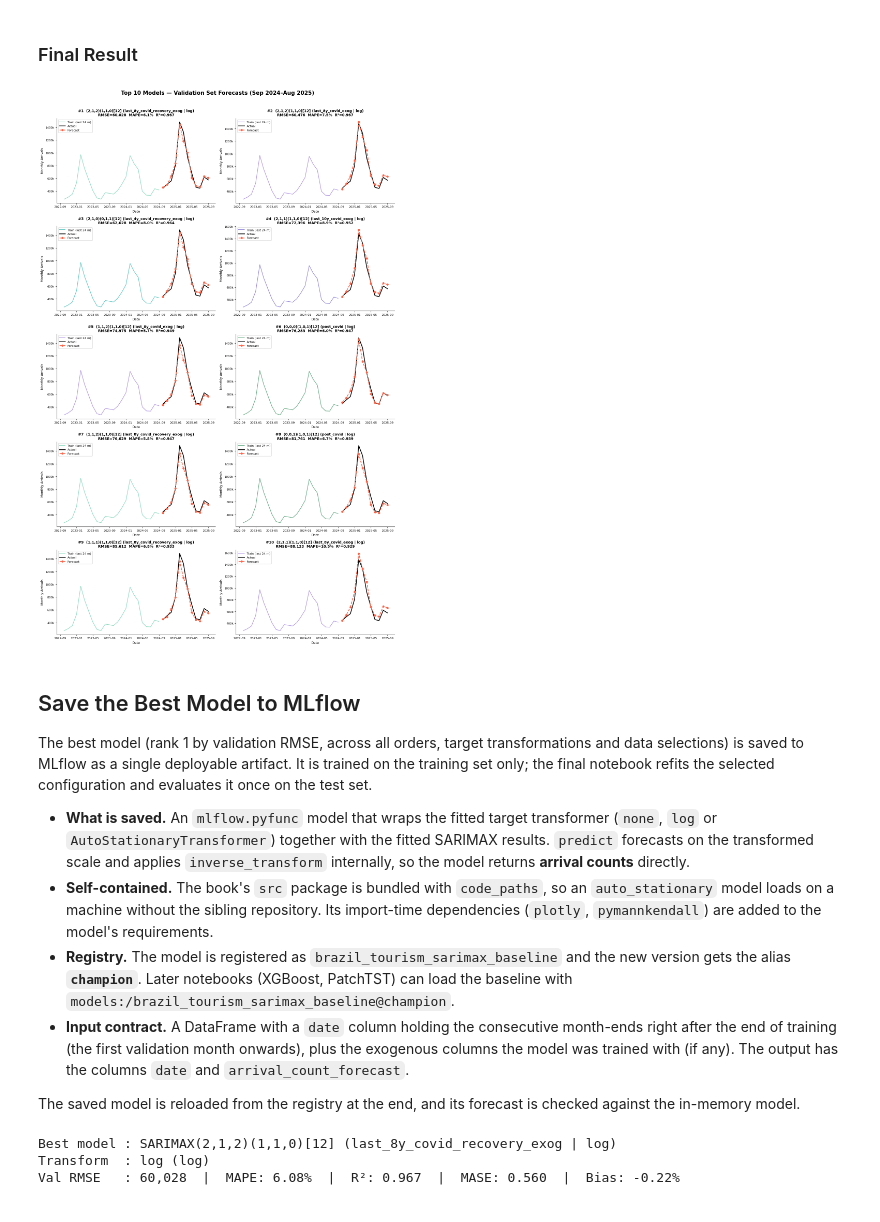
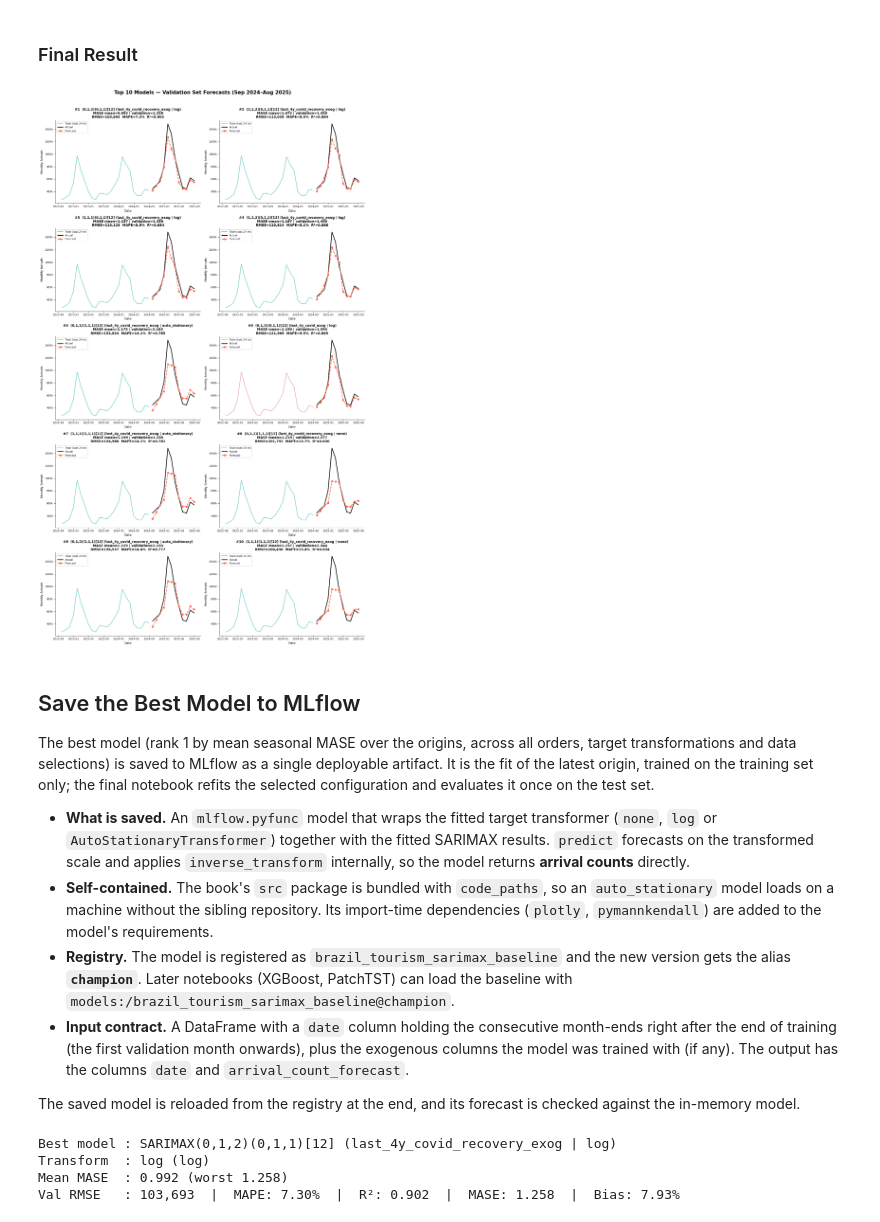
Before and after one commit to Gbrlmoraes/brazil_tourism_forecasting_benchmark, a Jupyter notebook: notebooks/5_arima_model_testing.ipynb, the cells around one changed output. Drawn from its saved outputs; the diff is of its cells as text; code cells hidden in the pictures.

Commit message:
feat: changing covid window, model evaluation and selection

```diff
--- a/notebooks/5_arima_model_testing.ipynb
+++ b/notebooks/5_arima_model_testing.ipynb
@@ -27,7 +27,7 @@ load_dotenv()
 ROOT_PATH = os.path.dirname(os.getcwd())
 DATA_FOLDER_PATH = os.path.join(ROOT_PATH, 'data', 'processed')
 
-COVID_START = pd.Timestamp('2020-01-01')
+COVID_START = pd.Timestamp('2020-04-01')  # first pandemic month: April 2020
 COVID_END = pd.Timestamp('2021-12-31')
 POST_COVID_START = pd.Timestamp('2022-01-01')
 COVID_RECOVERY_END = pd.Timestamp('2022-06-30')
@@ -662,14 +884,15 @@ palette = {
     'post_covid': 'seagreen',
     'post_covid_recovery_exog': 'darkolivegreen',
 }
+BAR_METRICS = ['mase_mean', 'mase_worst', 'rmse', 'mape', 'r2', 'forecast_bias']
 
 best_per_selection = (
     results_df
-    .sort_values('rmse')
+    .sort_values('mase_mean')
     .groupby('data_selection', sort=False)
     .first()
     .reset_index()
-    .sort_values('rmse')
+    .sort_values('mase_mean')
     .reset_index(drop=True)
 )
 best_per_selection['label'] = best_per_selection['run_name'].str.replace(
@@ -679,13 +902,13 @@ bar_colors = [palette[ds] for ds in best_per_selection['data_selection'][::-1]]
 
 fig, axes = plt.subplots(2, 3, figsize=(22, 10), sharey=True)
 fig.suptitle(
-    'Best SARIMAX Model per Data Selection (Validation Set) — '
+    'Best SARIMAX Model per Data Selection (ranked by mean seasonal MASE) — '
     'dashed line = seasonal naive',
     fontsize=14,
     fontweight='bold',
 )
 
-for ax, col in zip(axes.flat, METRICS):
+for ax, col in zip(axes.flat, BAR_METRICS):
     title = METRIC_LABELS[col]
     ax.barh(
         best_per_selection['label'][::-1],
@@ -713,6 +936,7 @@ display(
             'data_selection',
             'target_transform',
             'run_name',
+            *AGG_METRICS,
             *METRICS,
             'beats_seasonal_naive',
         ]
@@ -842,6 +1105,7 @@ display(
 # %%
 def fit_model(row, configs):
-    cfg = configs[(row['data_selection'], row['target_transform'])]
+    """Refit a configuration at the latest origin (trained up to the end of train)."""
+    cfg = configs[(LATEST_ORIGIN, row['data_selection'], row['target_transform'])]
     return SARIMAX(
         cfg['series'],
         exog=cfg['exog_train'],
@@ -918,7 +1182,7 @@ plt.show()
 # %% [markdown]
 ### Final Result
 # %%
-fig, axes = plt.subplots(5, 2, figsize=(14, 22))
+fig, axes = plt.subplots(5, 2, figsize=(14, 24))
 fig.suptitle(
     f'Top 10 Models — Validation Set Forecasts '
     f'({val_monthly.index[0]:%b %Y}–{val_monthly.index[-1]:%b %Y})',
@@ -927,7 +1191,7 @@ fig.suptitle(
 )
 
 for i, (ax, (_, row), fit) in enumerate(zip(axes.flat, top10.iterrows(), top10_fits)):
-    cfg = model_configs[(row['data_selection'], row['target_transform'])]
+    cfg = model_configs[(LATEST_ORIGIN, row['data_selection'], row['target_transform'])]
     forecast = forecast_arrivals(fit, cfg)
     train_plot = cfg['raw_series'].iloc[-24:]
 
@@ -946,41 +1210,42 @@ for i, (ax, (_, row), fit) in enumerate(zip(axes.flat, top10.iterrows(), top10_f
         linewidth=2,
         color='black',
     )
     ax.plot(
         val_monthly.index,
         forecast,
         label='Forecast',
         linewidth=2,
         linestyle='--',
         color='tomato',
         marker='o',
         markersize=5,
     )
 
     ax.set_title(
         f'#{i + 1}  {row["run_name"].replace("SARIMAX", "")}\n'
+        f'MASE mean={row["mase_mean"]:.3f} | validation={row["mase"]:.3f}\n'
         f'RMSE={row["rmse"]:,.0f}  MAPE={row["mape"]:.1f}%  R²={row["r2"]:.3f}',
         fontsize=10,
         fontweight='bold',
     )
     ax.set_xlabel('Date', fontsize=9)
     ax.set_ylabel('Monthly Arrivals', fontsize=9)
     ax.yaxis.set_major_formatter(plt.FuncFormatter(lambda x, _: f'{int(x / 1000)}k'))
     ax.tick_params(axis='both', labelsize=8)
     ax.legend(fontsize=8)
     sns.despine(ax=ax)
 
 plt.tight_layout(rect=[0, 0, 1, 0.97])
 plt.show()
 # %% [output]
-[figure, old version]
+[figure, new version]
 # %% [markdown]
 ## Save the Best Model to MLflow
 
-The best model (rank 1 by validation RMSE, across all orders, target transformations and
-data selections) is saved to MLflow as a single deployable artifact. It is trained on the
-training set only; the final notebook refits the selected configuration and evaluates it
-once on the test set.
+The best model (rank 1 by mean seasonal MASE over the origins, across all orders, target
+transformations and data selections) is saved to MLflow as a single deployable artifact.
+It is the fit of the latest origin, trained on the training set only; the final notebook
+refits the selected configuration and evaluates it once on the test set.
 
 - **What is saved.** An `mlflow.pyfunc` model that wraps the fitted target transformer
   (`none`, `log` or `AutoStationaryTransformer`) together with the fitted SARIMAX results.
@@ -1037,7 +1302,9 @@ class TransformedSARIMAXModel(mlflow.pyfunc.PythonModel):
 
 
 best_row = results_df.iloc[0]
-best_cfg = model_configs[(best_row['data_selection'], best_row['target_transform'])]
+best_cfg = model_configs[
+    (LATEST_ORIGIN, best_row['data_selection'], best_row['target_transform'])
+]
 best_fit = top10_fits[0]
 exog_columns = (
     list(best_cfg['exog_train'].columns) if best_cfg['exog_train'] is not None else []
@@ -1051,14 +1318,16 @@ signature = infer_signature(model_input, best_prediction)
 print(f'Best model : {best_row["run_name"]}')
 print(f'Transform  : {best_cfg["target_transform"]} ({best_cfg["pipeline"]})')
 print(
+    f'Mean MASE  : {best_row["mase_mean"]:.3f} (worst {best_row["mase_worst"]:.3f})\n'
     f'Val RMSE   : {best_row["rmse"]:,.0f}  |  MAPE: {best_row["mape"]:.2f}%  |  '
     f'R²: {best_row["r2"]:.3f}  |  MASE: {best_row["mase"]:.3f}  |  '
     f'Bias: {best_row["forecast_bias"]:.2f}%'
 )
 # %% [output]
-Best model : SARIMAX(2,1,2)(1,1,0)[12] (last_8y_covid_recovery_exog | log)
+Best model : SARIMAX(0,1,2)(0,1,1)[12] (last_4y_covid_recovery_exog | log)
 Transform  : log (log)
-Val RMSE   : 60,028  |  MAPE: 6.08%  |  R²: 0.967  |  MASE: 0.560  |  Bias: -0.22%
+Mean MASE  : 0.992 (worst 1.258)
+Val RMSE   : 103,693  |  MAPE: 7.30%  |  R²: 0.902  |  MASE: 1.258  |  Bias: 7.93%
 # %%
 with mlflow.start_run(run_name=f'BEST {best_row["run_name"]}') as best_run:
     p, d_, q = best_row['order']
```
Also changed, not shown: parts of 18 cells of this notebook, 8 other files.
